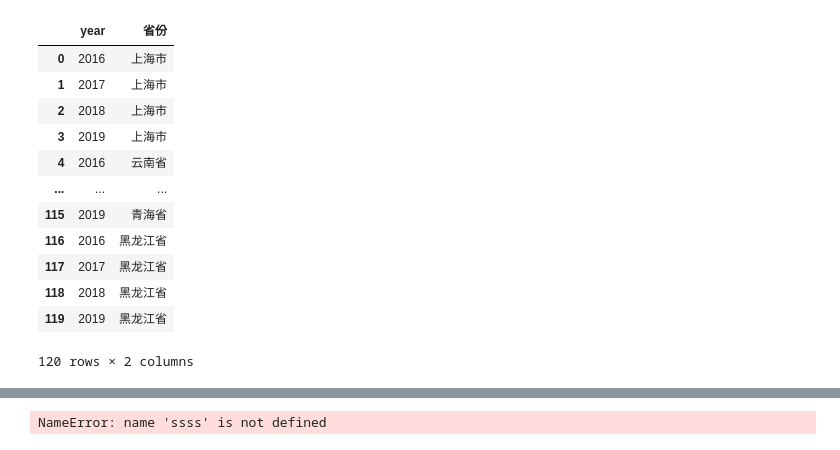
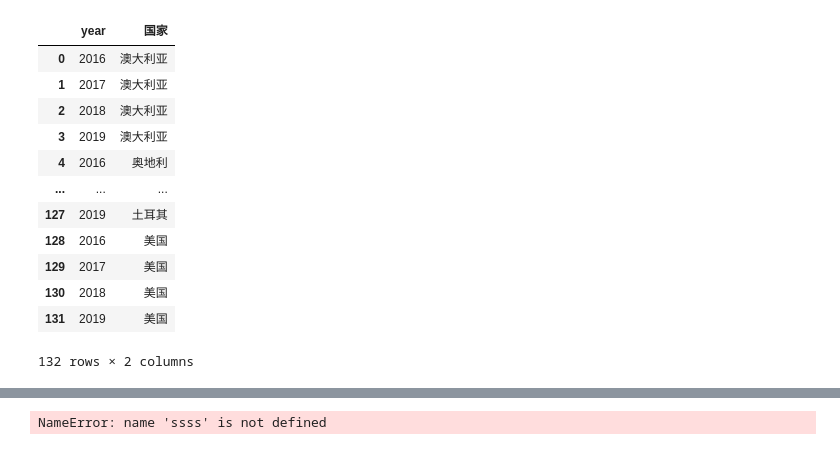
Before and after one commit to advancehs/deabook, a Jupyter notebook: deabook/example/chap2/chap 2_country.ipynb, the cells around one changed output, grey strips where cells are left out. Saved outputs shown, nothing was run; the diff lists cells and outputs as text; code cells hidden in the pictures.

```diff
--- a/deabook/example/chap2/chap 2.ipynb
+++ b/deabook/example/chap2/chap 2_country.ipynb
@@ -1,39 +1,39 @@
 # %%
 # import packages
 from deabook import DEA
 from deabook.constant import CET_ADDI, RTS_VRS1, RTS_CRS, \
                         OPT_LOCAL
 
 import pandas as pd
 # import all data (including the contextual varibale)
 
-kind = "province" # "province" or "country"
+kind = "country" # "province" or "country"
 
 if kind == "province":
     dmuname = '省份'
     data = pd.read_excel(r"../../data\china data.xlsx").query('year>2015').reset_index(drop=True)
     region = data[["省份","group"]]
 else:
     dmuname = '国家'
     data = pd.read_excel(r"../../data\oecd data.xlsx").query('year>2015').reset_index(drop=True)
 
 
 yearid = data[['year',dmuname]]
 yearid
 # %% [output]
-|  | year | 省份 |
-| 0 | 2016 | 上海市 |
-| 1 | 2017 | 上海市 |
-| 2 | 2018 | 上海市 |
-| 3 | 2019 | 上海市 |
-| 4 | 2016 | 云南省 |
+|  | year | 国家 |
+| 0 | 2016 | 澳大利亚 |
+| 1 | 2017 | 澳大利亚 |
+| 2 | 2018 | 澳大利亚 |
+| 3 | 2019 | 澳大利亚 |
+| 4 | 2016 | 奥地利 |
 | ... | ... | ... |
-| 115 | 2019 | 青海省 |
-| 116 | 2016 | 黑龙江省 |
-| 117 | 2017 | 黑龙江省 |
-| 118 | 2018 | 黑龙江省 |
-| 119 | 2019 | 黑龙江省 |
+| 127 | 2019 | 土耳其 |
+| 128 | 2016 | 美国 |
+| 129 | 2017 | 美国 |
+| 130 | 2018 | 美国 |
+| 131 | 2019 | 美国 |
-120 rows × 2 columns
+132 rows × 2 columns
 # %%
 data
 # %% [output]
```
Also changed, not shown: parts of 22 cells of this notebook, 50 other files.
